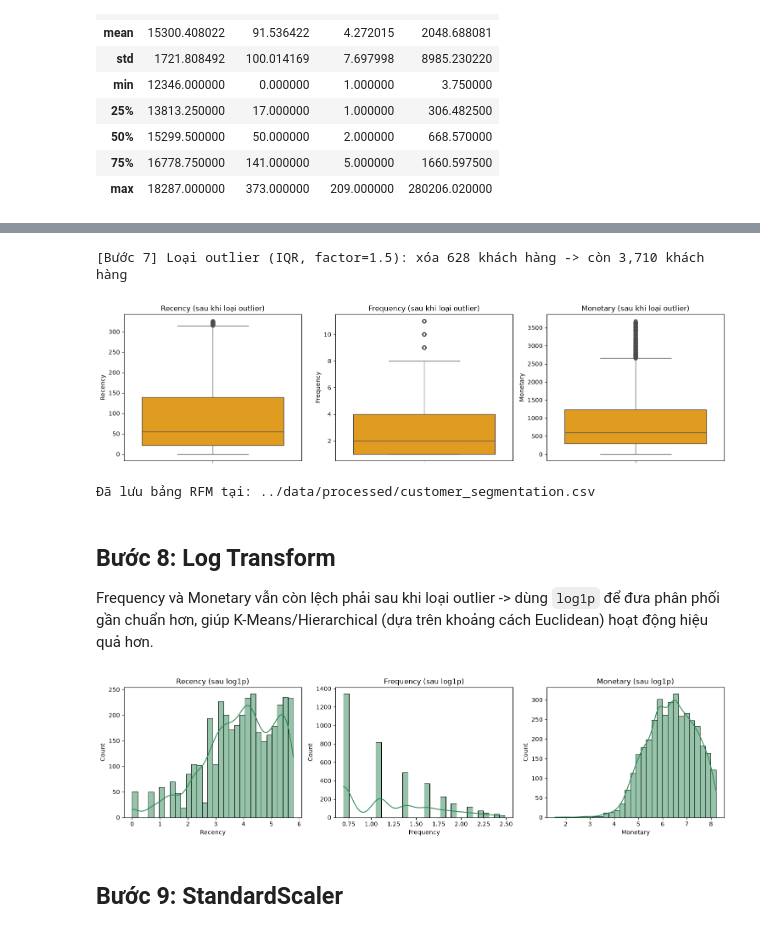
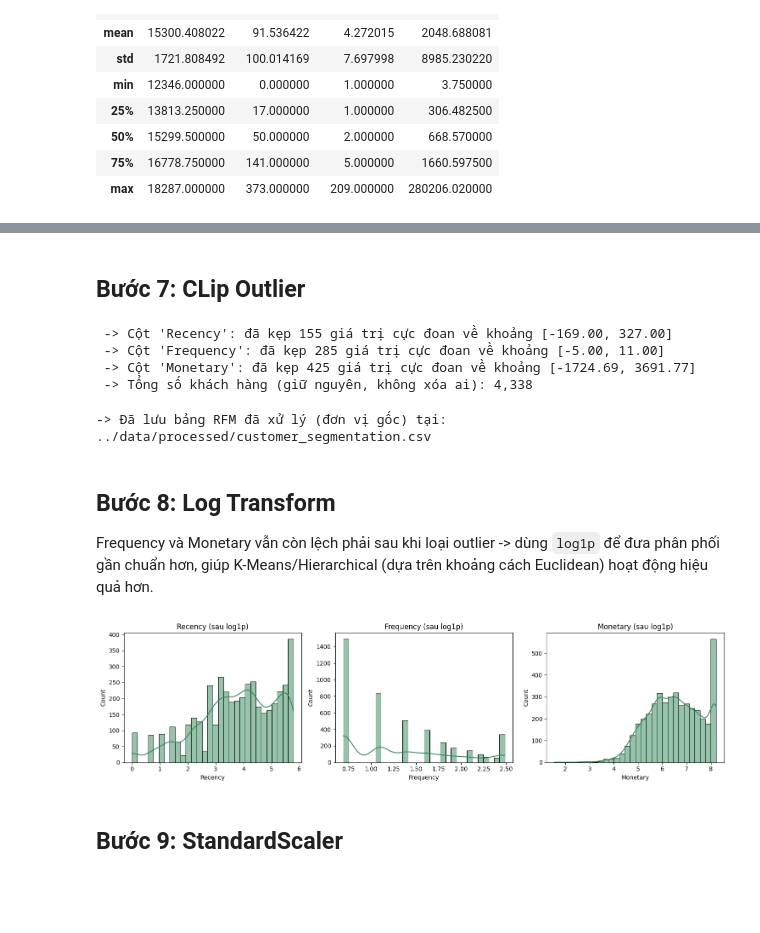
Before and after one commit to phguyen/customer-segment, a Jupyter notebook: notebooks/eda_and_preprocess (2).ipynb, the cells around one changed output, grey strips where cells are left out. Saved outputs shown, nothing was run; the diff lists cells and outputs as text; code cells hidden in the pictures; blank space fills up the shorter version.

```diff
--- a/notebooks/eda_and_preprocess (2).ipynb
+++ b/notebooks/eda_and_preprocess (2).ipynb
@@ -302,53 +297,53 @@ Dùng phương pháp **IQR** (Interquartile Range) trên cả 3 đặc trưng R,
-# %%
-def remove_outliers_iqr(data, cols, factor=1.5):
-    mask = pd.Series(True, index=data.index)
-    for col in cols:
-        Q1 = data[col].quantile(0.25)
-        Q3 = data[col].quantile(0.75)
-        IQR = Q3 - Q1
-        lower = Q1 - factor * IQR
-        upper = Q3 + factor * IQR
-        mask &= data[col].between(lower, upper)
-    return data[mask], mask
-
-before = rfm.shape[0]
-rfm, outlier_mask = remove_outliers_iqr(rfm, ['Recency', 'Frequency', 'Monetary'], factor=1.5)
-rfm = rfm.reset_index(drop=True)
-print(f"[Bước 7] Loại outlier (IQR, factor=1.5): xóa {before - rfm.shape[0]:,} khách hàng -> còn {rfm.shape[0]:,} khách hàng")
-# %% [output]
-[Bước 7] Loại outlier (IQR, factor=1.5): xóa 628 khách hàng -> còn 3,710 khách hàng
-# %%
-fig, axes = plt.subplots(1, 3, figsize=(15, 4))
-for ax, col in zip(axes, ['Recency', 'Frequency', 'Monetary']):
-    sns.boxplot(y=rfm[col], ax=ax, color='orange')
-    ax.set_title(f'{col} (sau khi loại outlier)')
-plt.tight_layout()
-plt.show()
-# %% [output]
-[figure, removed]
+# %% [markdown]
+## Bước 7: CLip Outlier
+# %%
+# 1. Giới hạn (clip) outlier bằng phương pháp IQR - KHÔNG xóa khách hàng, chỉ kẹp giá trị cực đoan về biên
+cols_to_clean = ['Recency', 'Frequency', 'Monetary']
+rfm_cleaned = rfm.copy()
+
+for col in cols_to_clean:
+    Q1 = rfm_cleaned[col].quantile(0.25)
+    Q3 = rfm_cleaned[col].quantile(0.75)
+    IQR = Q3 - Q1
+    lower_bound = Q1 - 1.5 * IQR
+    upper_bound = Q3 + 1.5 * IQR
+
+    num_clipped = ((rfm_cleaned[col] < lower_bound) | (rfm_cleaned[col] > upper_bound)).sum()
+    rfm_cleaned[col] = rfm_cleaned[col].clip(lower=lower_bound, upper=upper_bound)
+    print(f" -> Cột '{col}': đã kẹp {num_clipped:,} giá trị cực đoan về khoảng [{lower_bound:.2f}, {upper_bound:.2f}]")
+
+print(f" -> Tổng số khách hàng (giữ nguyên, không xóa ai): {rfm_cleaned.shape[0]:,}")
+# %% [output]
+ -> Cột 'Recency': đã kẹp 155 giá trị cực đoan về khoảng [-169.00, 327.00]
+ -> Cột 'Frequency': đã kẹp 285 giá trị cực đoan về khoảng [-5.00, 11.00]
+ -> Cột 'Monetary': đã kẹp 425 giá trị cực đoan về khoảng [-1724.69, 3691.77]
+ -> Tổng số khách hàng (giữ nguyên, không xóa ai): 4,338
 # %%
-# Lưu bảng RFM (đã loại outlier, đơn vị gốc) để dùng cho business profiling ở train.ipynb
-raw_rfm_path = '../data/processed/customer_segmentation.csv'
-os.makedirs(os.path.dirname(raw_rfm_path), exist_ok=True)
-rfm.to_csv(raw_rfm_path, index=False, encoding='utf-8-sig')
-print(f"Đã lưu bảng RFM tại: {raw_rfm_path}")
+# Lưu bảng RFM đơn vị gốc (đã clip)
+processed_dir = "../data/processed"
+os.makedirs(processed_dir, exist_ok=True)
+raw_rfm_path = os.path.join(processed_dir, 'customer_segmentation.csv')
+rfm_cleaned.to_csv(raw_rfm_path, index=False, encoding='utf-8-sig')
+print(f"-> Đã lưu bảng RFM đã xử lý (đơn vị gốc) tại: {raw_rfm_path}")
 # %% [output]
-Đã lưu bảng RFM tại: ../data/processed/customer_segmentation.csv
+-> Đã lưu bảng RFM đã xử lý (đơn vị gốc) tại: ../data/processed/customer_segmentation.csv
 # %% [markdown]
 ## Bước 8: Log Transform
 
 Frequency và Monetary vẫn còn lệch phải sau khi loại outlier -> dùng `log1p` để đưa phân phối gần chuẩn hơn, giúp K-Means/Hierarchical (dựa trên khoảng cách Euclidean) hoạt động hiệu quả hơn.
 # %%
-rfm_log = rfm[['Recency', 'Frequency', 'Monetary']].apply(np.log1p)
+# 2. Biến đổi phân phối Log-transform
+rfm_log = rfm_cleaned[['Recency', 'Frequency', 'Monetary']].apply(np.log1p)
 
+# Vẽ đồ thị sau khi log
 fig, axes = plt.subplots(1, 3, figsize=(15, 4))
 for ax, col in zip(axes, ['Recency', 'Frequency', 'Monetary']):
     sns.histplot(rfm_log[col], bins=30, kde=True, ax=ax, color='seagreen')
     ax.set_title(f'{col} (sau log1p)')
 plt.tight_layout()
 plt.show()
 # %% [output]
-[figure, old version]
+[figure, new version]
 # %% [markdown]
 ## Bước 9: StandardScaler
 # %%
```
Also changed, not shown: parts of 7 cells of this notebook, 21 other files.
